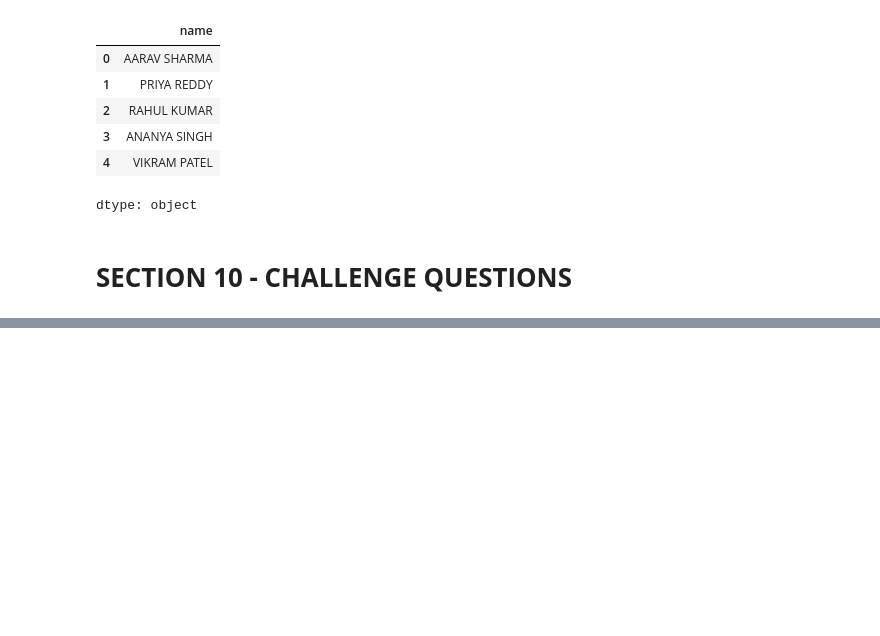
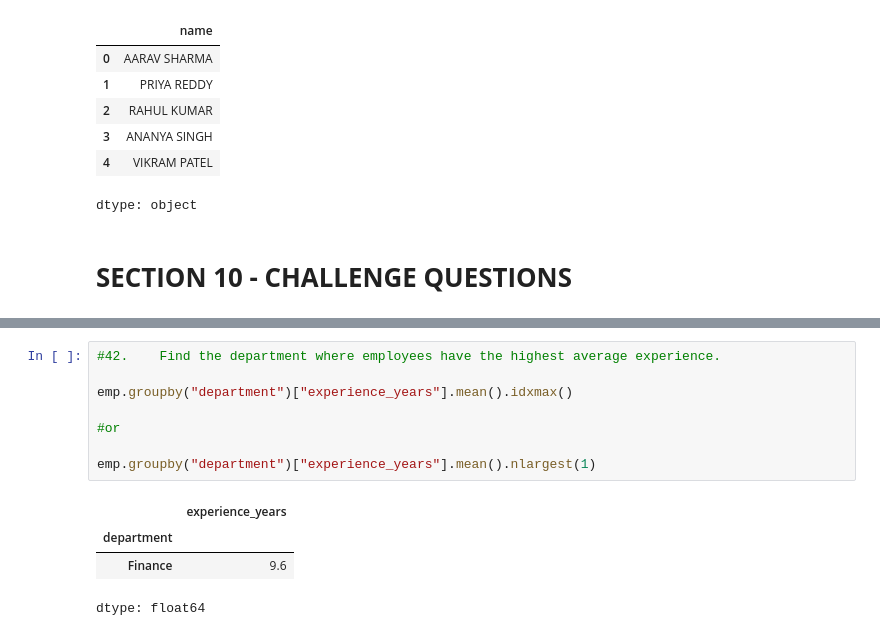
Before and after one commit to Vasista-G/GoogleCollab_Python, a Jupyter notebook: Pandaslearn.ipynb, the cells around one changed output, grey strips where cells are left out. Saved outputs shown, nothing was run; the diff lists cells and outputs as text; blank space fills up the shorter version.

```diff
--- a/Pandaslearn.ipynb
+++ b/Pandaslearn.ipynb
@@ -347,0 +366,13 @@ experience.
+# %%
+#42.	Find the department where employees have the highest average experience.
+
+emp.groupby("department")["experience_years"].mean().idxmax()
+
+#or
+
+emp.groupby("department")["experience_years"].mean().nlargest(1)
+# %% [output]
+|  | experience_years |
+| department |  |
+| Finance | 9.6 |
+dtype: float64
```
Also changed, not shown: parts of 1 cell of this notebook.
